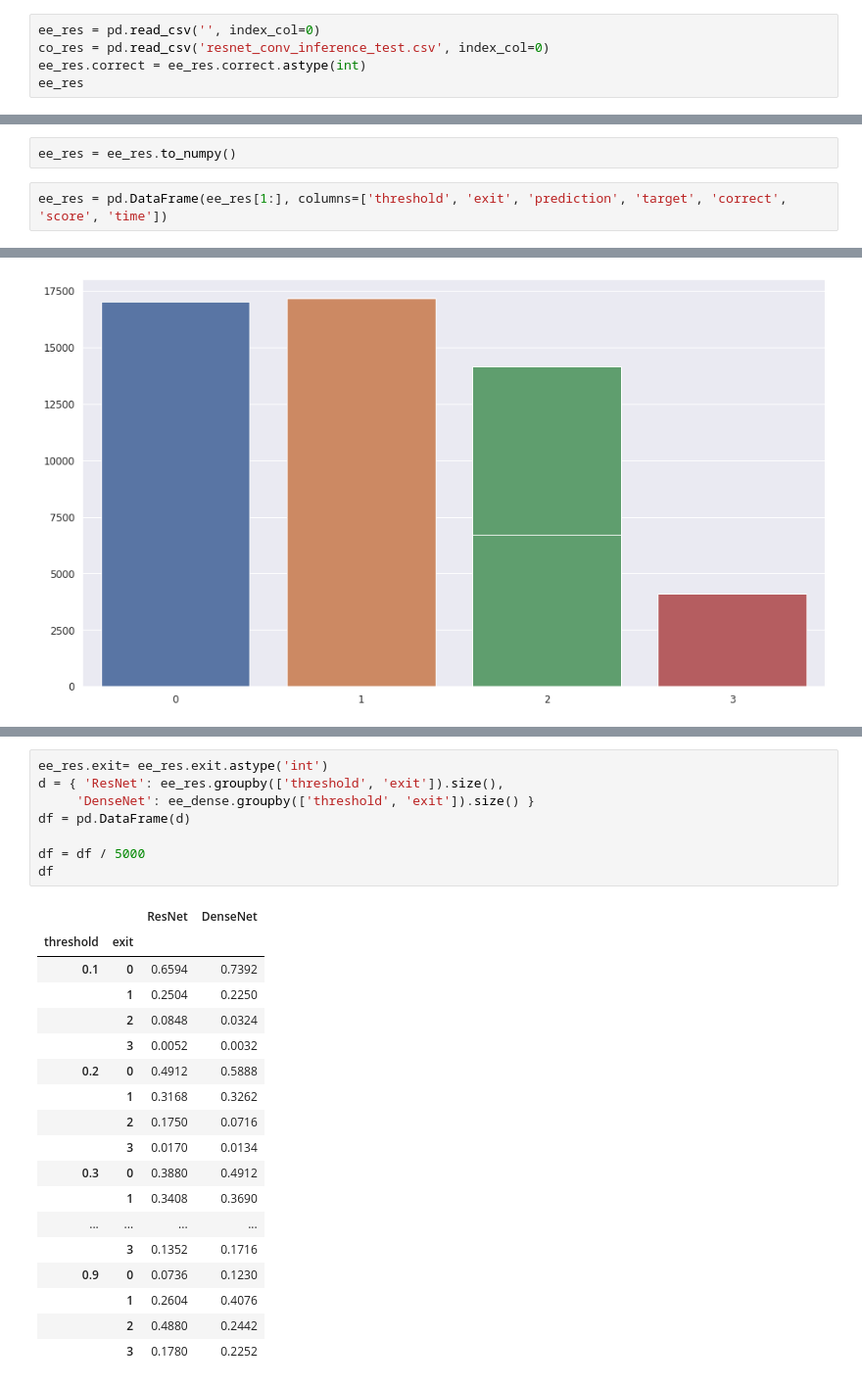
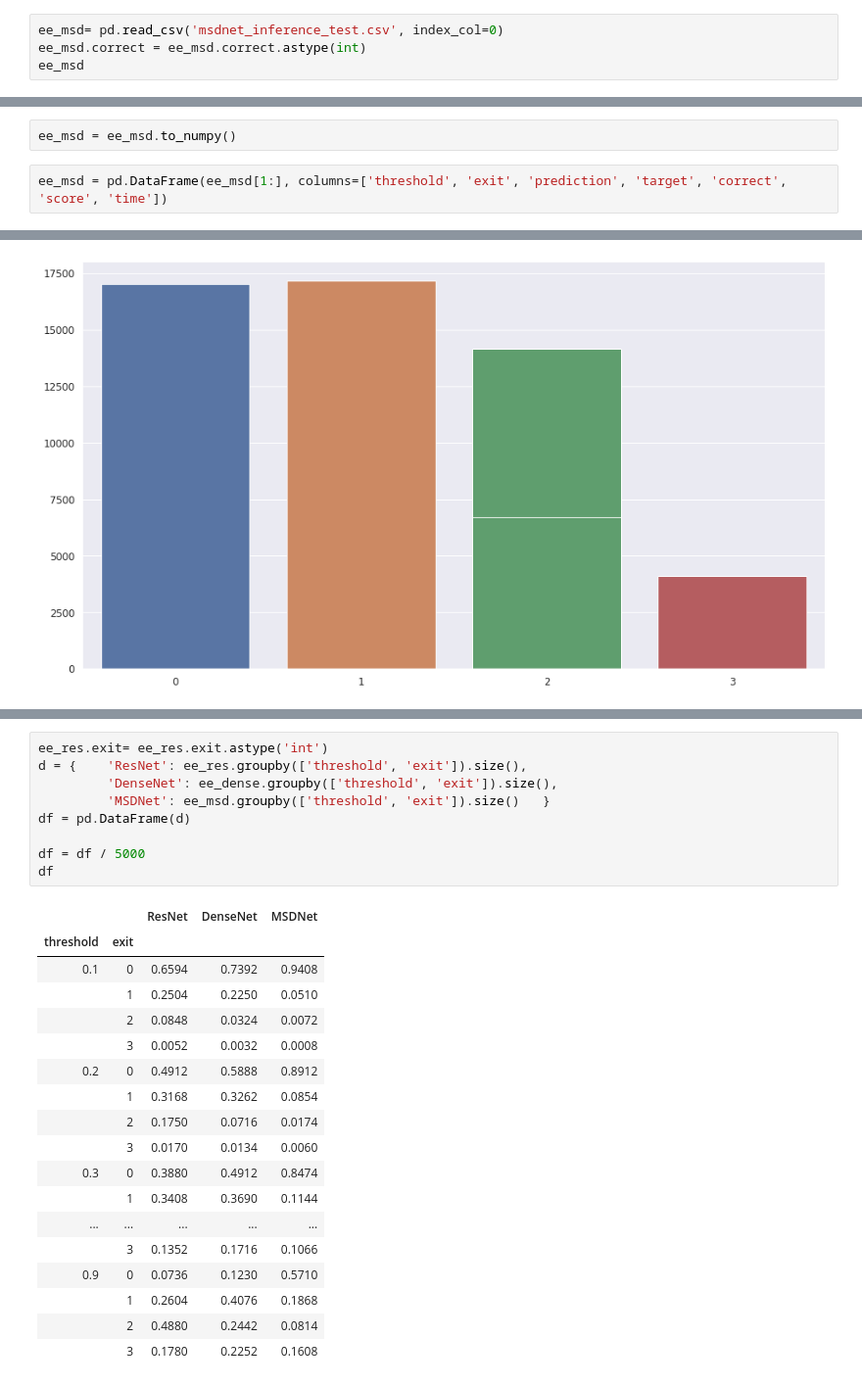
Before and after one commit to AlexKarlsen/thesis-src, a Jupyter notebook: DDNN/logging/threshold_test/Inference analysis.ipynb, the cells around one changed output, grey strips where cells are left out. Shown at 98% size. Cells and saved outputs as stored; diff of their text form.

```diff
--- a/DDNN/logging/threshold_test/Inference analysis.ipynb
+++ b/DDNN/logging/threshold_test/Inference analysis.ipynb
@@ -148,9 +143,8 @@ ee_res_stats
 # %% [markdown]
 # MSDNet
 # %%
-ee_res = pd.read_csv('', index_col=0)
-co_res = pd.read_csv('resnet_conv_inference_test.csv', index_col=0)
-ee_res.correct = ee_res.correct.astype(int)
-ee_res
+ee_msd= pd.read_csv('msdnet_inference_test.csv', index_col=0)
+ee_msd.correct = ee_msd.correct.astype(int)
+ee_msd
 # %% [output]
 |  | threshold | exit | prediction | target | correct | score_margin | time |
@@ -178,7 +167,7 @@ co_res.mean().time
-# %%
-ee_res = ee_res.to_numpy()
+# %%
+ee_msd = ee_msd.to_numpy()
 # %%
-ee_res = pd.DataFrame(ee_res[1:], columns=['threshold', 'exit', 'prediction', 'target', 'correct', 'score', 'time'])
+ee_msd = pd.DataFrame(ee_msd[1:], columns=['threshold', 'exit', 'prediction', 'target', 'correct', 'score', 'time'])
 # %%
 arr = []
 
@@ -308,30 +321,31 @@ sns.barplot(x=np.arange(0,4,1), y=ee_dense.groupby('exit').size(), ax=axes)
 # %%
 ee_res.exit= ee_res.exit.astype('int')
-d = { 'ResNet': ee_res.groupby(['threshold', 'exit']).size(),
-     'DenseNet': ee_dense.groupby(['threshold', 'exit']).size() }
+d = {    'ResNet': ee_res.groupby(['threshold', 'exit']).size(),
+         'DenseNet': ee_dense.groupby(['threshold', 'exit']).size(),
+         'MSDNet': ee_msd.groupby(['threshold', 'exit']).size()   }
 df = pd.DataFrame(d)
 
 df = df / 5000
 df
 # %% [output]
-|  |  | ResNet | DenseNet |
-| threshold | exit |  |  |
-| 0.1 | 0 | 0.6594 | 0.7392 |
-|  | 1 | 0.2504 | 0.2250 |
-|  | 2 | 0.0848 | 0.0324 |
-|  | 3 | 0.0052 | 0.0032 |
-| 0.2 | 0 | 0.4912 | 0.5888 |
-|  | 1 | 0.3168 | 0.3262 |
-|  | 2 | 0.1750 | 0.0716 |
-|  | 3 | 0.0170 | 0.0134 |
-| 0.3 | 0 | 0.3880 | 0.4912 |
-|  | 1 | 0.3408 | 0.3690 |
-| ... | ... | ... | ... |
-|  | 3 | 0.1352 | 0.1716 |
-| 0.9 | 0 | 0.0736 | 0.1230 |
-|  | 1 | 0.2604 | 0.4076 |
-|  | 2 | 0.4880 | 0.2442 |
-|  | 3 | 0.1780 | 0.2252 |
+|  |  | ResNet | DenseNet | MSDNet |
+| threshold | exit |  |  |  |
+| 0.1 | 0 | 0.6594 | 0.7392 | 0.9408 |
+|  | 1 | 0.2504 | 0.2250 | 0.0510 |
+|  | 2 | 0.0848 | 0.0324 | 0.0072 |
+|  | 3 | 0.0052 | 0.0032 | 0.0008 |
+| 0.2 | 0 | 0.4912 | 0.5888 | 0.8912 |
+|  | 1 | 0.3168 | 0.3262 | 0.0854 |
+|  | 2 | 0.1750 | 0.0716 | 0.0174 |
+|  | 3 | 0.0170 | 0.0134 | 0.0060 |
+| 0.3 | 0 | 0.3880 | 0.4912 | 0.8474 |
+|  | 1 | 0.3408 | 0.3690 | 0.1144 |
+| ... | ... | ... | ... | ... |
+|  | 3 | 0.1352 | 0.1716 | 0.1066 |
+| 0.9 | 0 | 0.0736 | 0.1230 | 0.5710 |
+|  | 1 | 0.2604 | 0.4076 | 0.1868 |
+|  | 2 | 0.4880 | 0.2442 | 0.0814 |
+|  | 3 | 0.1780 | 0.2252 | 0.1608 |
 # %%
 ax = df.plot(kind='bar')
 ax.set_ylabel('% of samples exited')
```
Also changed, not shown: parts of 9 cells of this notebook, 4 other files.
